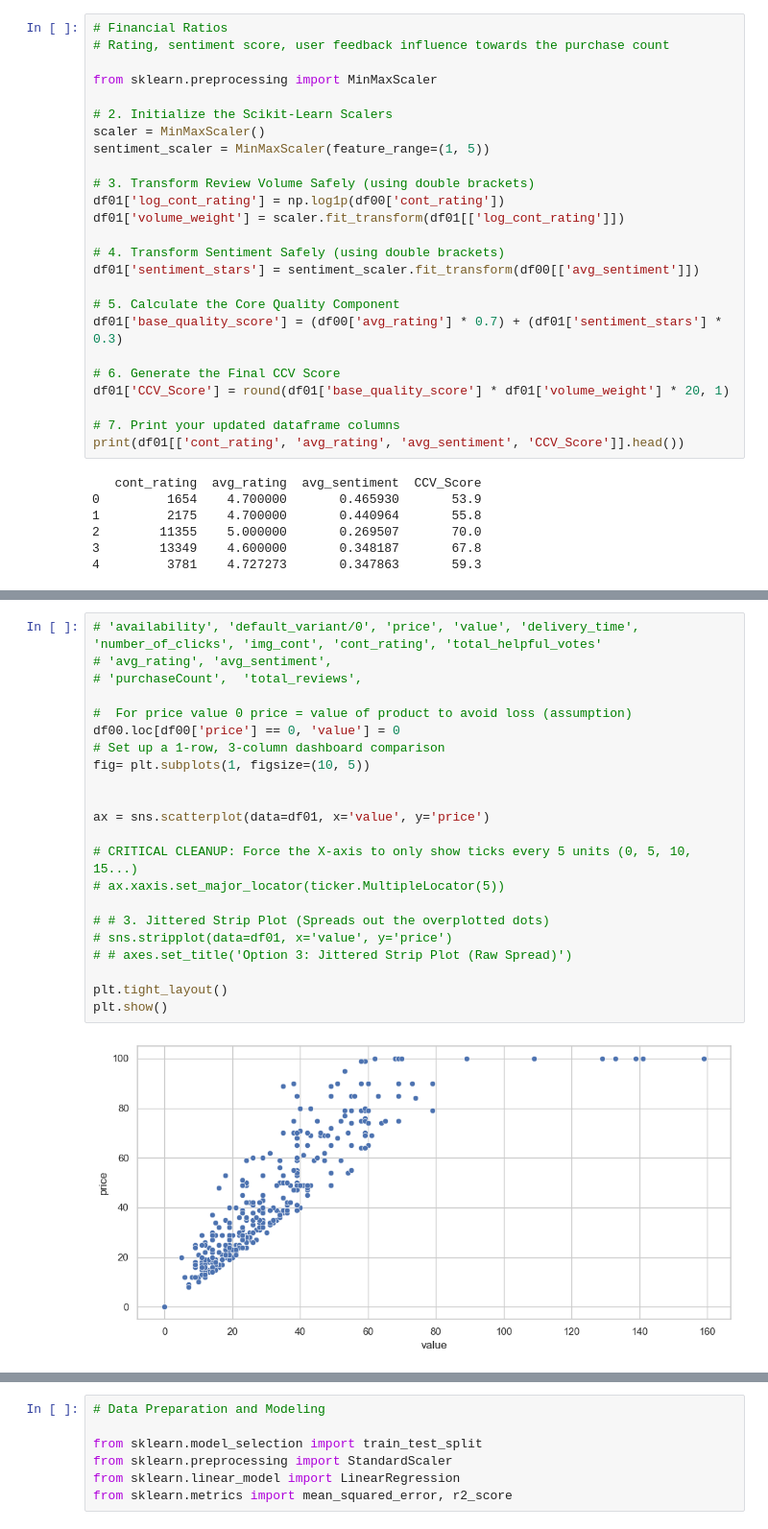
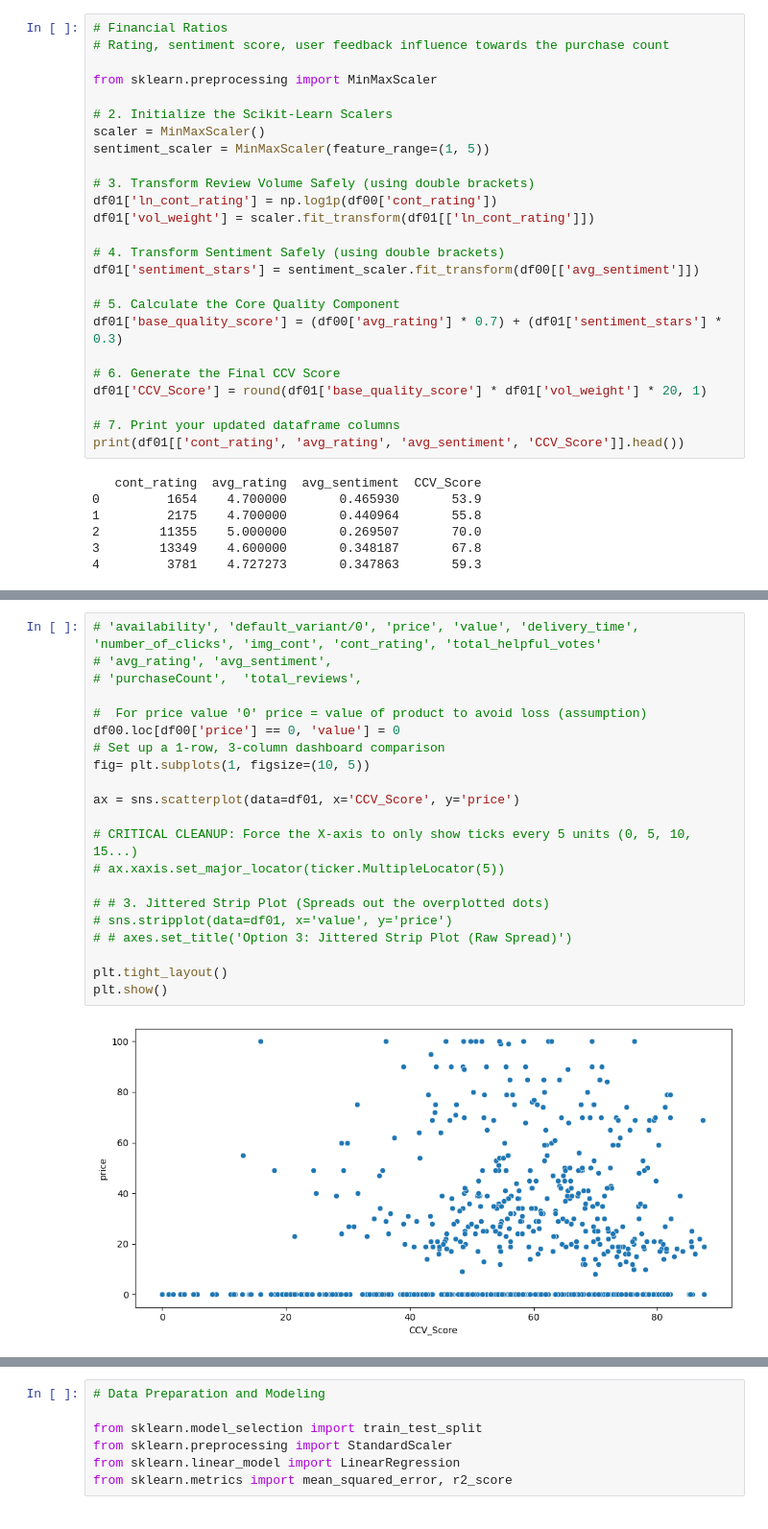
Before and after one commit to 0ni1ecram/cst4200, a Jupyter notebook: 15/CST4215_portfolio.ipynb, the cells around one changed output, grey strips where cells are left out. Shown at 96% size. Drawn from its saved outputs; the diff is of its cells as text.

```diff
--- a/15/CST4215_portfolio.ipynb
+++ b/15/CST4215_portfolio.ipynb
@@ -661,8 +666,8 @@ scaler = MinMaxScaler()
 sentiment_scaler = MinMaxScaler(feature_range=(1, 5))
 
 # 3. Transform Review Volume Safely (using double brackets)
-df01['log_cont_rating'] = np.log1p(df00['cont_rating'])
-df01['volume_weight'] = scaler.fit_transform(df01[['log_cont_rating']])
+df01['ln_cont_rating'] = np.log1p(df00['cont_rating'])
+df01['vol_weight'] = scaler.fit_transform(df01[['ln_cont_rating']])
 
 # 4. Transform Sentiment Safely (using double brackets)
 df01['sentiment_stars'] = sentiment_scaler.fit_transform(df00[['avg_sentiment']])
@@ -671,7 +676,7 @@ df01['sentiment_stars'] = sentiment_scaler.fit_transform(df00[['avg_sentiment']]
 df01['base_quality_score'] = (df00['avg_rating'] * 0.7) + (df01['sentiment_stars'] * 0.3)
 
 # 6. Generate the Final CCV Score
-df01['CCV_Score'] = round(df01['base_quality_score'] * df01['volume_weight'] * 20, 1)
+df01['CCV_Score'] = round(df01['base_quality_score'] * df01['vol_weight'] * 20, 1)
 
 # 7. Print your updated dataframe columns
 print(df01[['cont_rating', 'avg_rating', 'avg_sentiment', 'CCV_Score']].head())
@@ -706,27 +717,26 @@ plt.scatter(x, y)
 # %%
 # 'availability', 'default_variant/0', 'price', 'value', 'delivery_time', 'number_of_clicks', 'img_cont', 'cont_rating', 'total_helpful_votes'
 # 'avg_rating', 'avg_sentiment',
 # 'purchaseCount',  'total_reviews',
 
-#  For price value 0 price = value of product to avoid loss (assumption)
+#  For price value '0' price = value of product to avoid loss (assumption)
 df00.loc[df00['price'] == 0, 'value'] = 0
 # Set up a 1-row, 3-column dashboard comparison
 fig= plt.subplots(1, figsize=(10, 5))
 
-
-ax = sns.scatterplot(data=df01, x='value', y='price')
+ax = sns.scatterplot(data=df01, x='CCV_Score', y='price')
 
 # CRITICAL CLEANUP: Force the X-axis to only show ticks every 5 units (0, 5, 10, 15...)
 # ax.xaxis.set_major_locator(ticker.MultipleLocator(5))
 
 # # 3. Jittered Strip Plot (Spreads out the overplotted dots)
 # sns.stripplot(data=df01, x='value', y='price')
 # # axes.set_title('Option 3: Jittered Strip Plot (Raw Spread)')
 
 plt.tight_layout()
 plt.show()
 # %% [output]
-[figure, old version]
+[figure, new version]
 # %%
 import matplotlib.pyplot as plt
 import seaborn as sns
```
Also changed, not shown: parts of 25 cells of this notebook.
